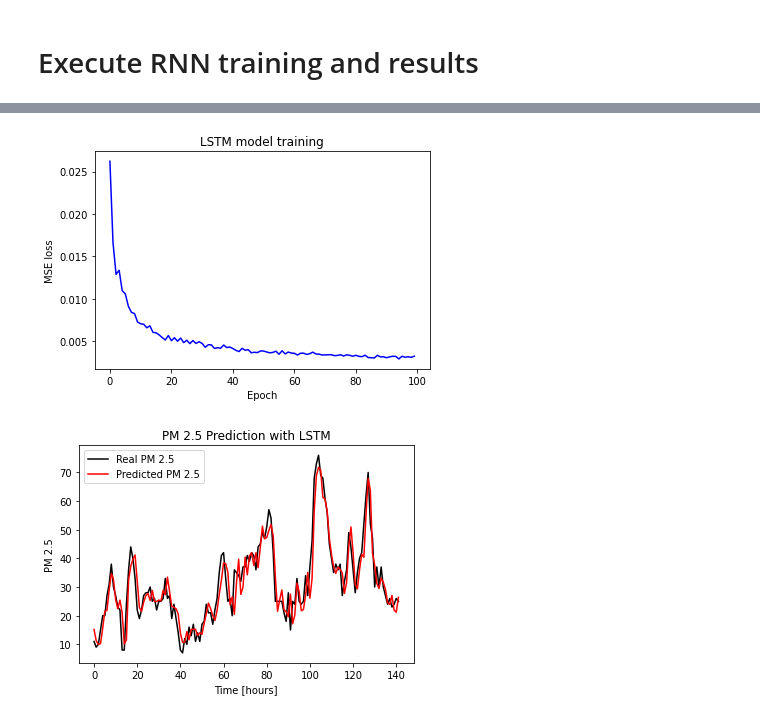
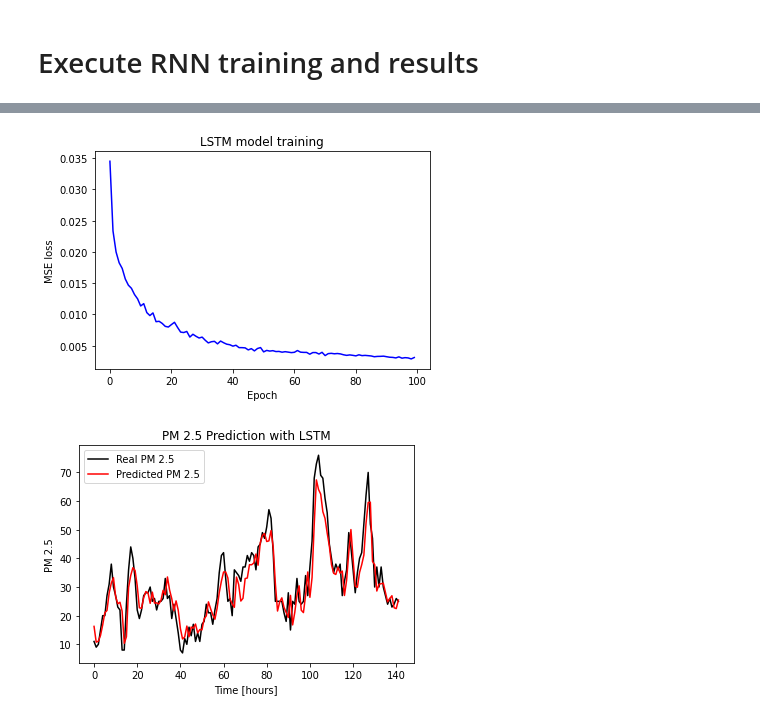
Before and after one commit to KamilBartosik/RNN_AirPolutionPrediction, a Jupyter notebook: RNN_AirPolutionData.ipynb, the cells around one changed output, grey strips where cells are left out. Drawn from its saved outputs; the diff is of its cells as text; code cells hidden in the pictures.

Commit message:
fix plots

```diff
--- a/RNN_AirPolutionData.ipynb
+++ b/RNN_AirPolutionData.ipynb
@@ -478,8 +478,8 @@ Metrics for GRU model:
 # %%
-make_plots(training_gru, predictions_gru, "LSTM")
+make_plots(training_lstm, predictions_lstm, "LSTM")
 # %% [output]
-[figure, old version]
+[figure, new version]
-[figure, old version]
+[figure, new version]
 # %%
 make_plots(training_gru, predictions_gru, "GRU")
 # %% [output]
```
Also changed, not shown: parts of 5 cells of this notebook.
